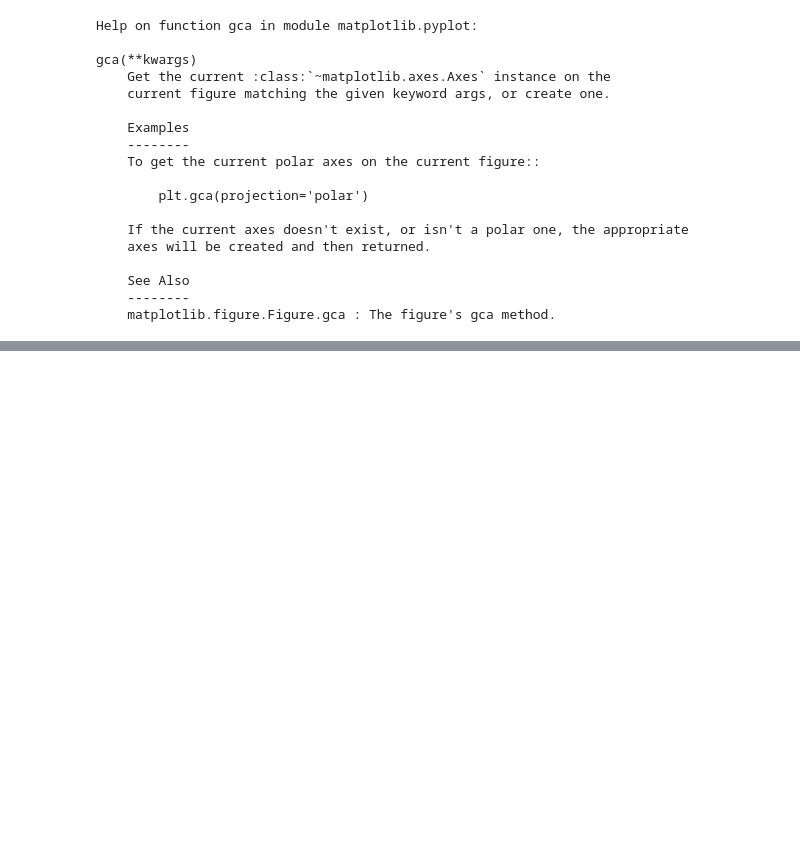
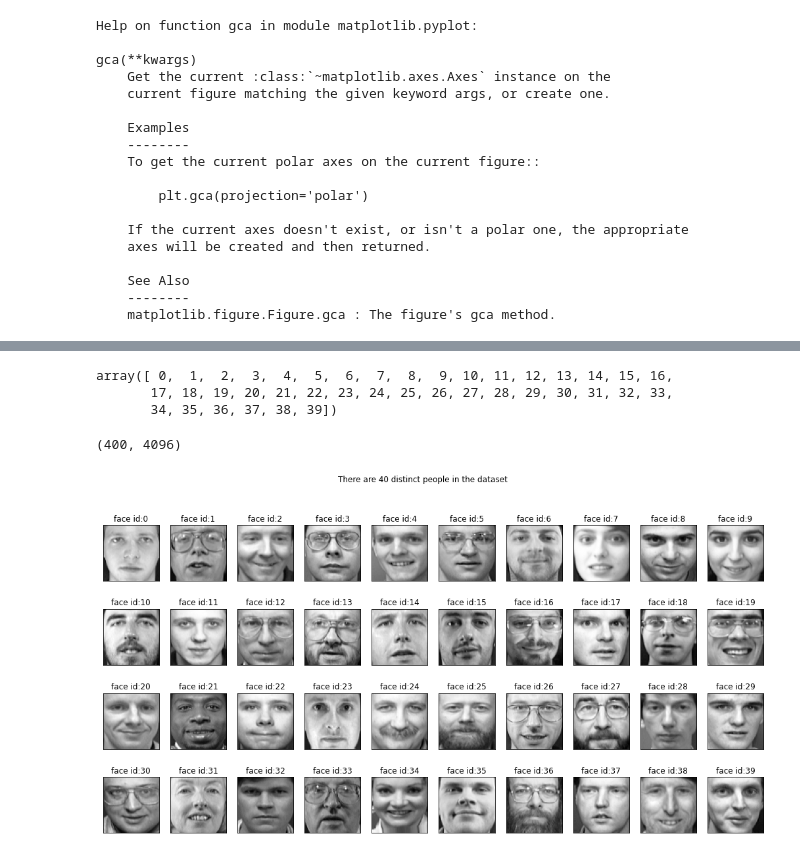
Before and after one commit to skyprince999/100-Days-Of-ML, a Jupyter notebook: Day_18_Plotting_functions_in_sklearn.ipynb, the cells around one changed output, grey strips where cells are left out. Cells and saved outputs as stored; diff of their text form; code cells hidden in the pictures; blank space fills up the shorter version.

```diff
--- a/Day_18_Plotting_functions_in_sklearn.ipynb
+++ b/Day_18_Plotting_functions_in_sklearn.ipynb
@@ -201,0 +214,3 @@ gca(**kwargs)
+# %%
+# Load the faces datasets
+data, targets = fetch_olivetti_faces(return_X_y=True)
@@ -201,0 +219,34 @@ gca(**kwargs)
+# %%
+np.unique(targets)
+# %% [output]
+array([ 0,  1,  2,  3,  4,  5,  6,  7,  8,  9, 10, 11, 12, 13, 14, 15, 16,
+       17, 18, 19, 20, 21, 22, 23, 24, 25, 26, 27, 28, 29, 30, 31, 32, 33,
+       34, 35, 36, 37, 38, 39])
+# %%
+data.shape
+# %% [output]
+(400, 4096)
+# %%
+# Display 48 unique faces
+import numpy as np
+#Visualization
+import matplotlib.pyplot as plt
+
+def show_40_distinct_people(images, unique_ids):
+    #Creating 4X10 subplots in  18x9 figure size
+    fig, axarr=plt.subplots(nrows=4, ncols=10, figsize=(18, 9))
+    #For easy iteration flattened 4X10 subplots matrix to 40 array
+    axarr=axarr.flatten()
+
+    #iterating over user ids
+    for unique_id in unique_ids:
+        image_index=unique_id*10
+        axarr[unique_id].imshow(images[image_index].reshape(64,64), cmap='gray')
+        axarr[unique_id].set_xticks([])
+        axarr[unique_id].set_yticks([])
+        axarr[unique_id].set_title("face id:{}".format(unique_id))
+    plt.suptitle("There are 40 distinct people in the dataset")
+# %%
+show_40_distinct_people(data, np.unique(targets))
+# %% [output]
+[figure, added]
```
Also changed, not shown: parts of 9 cells of this notebook.
